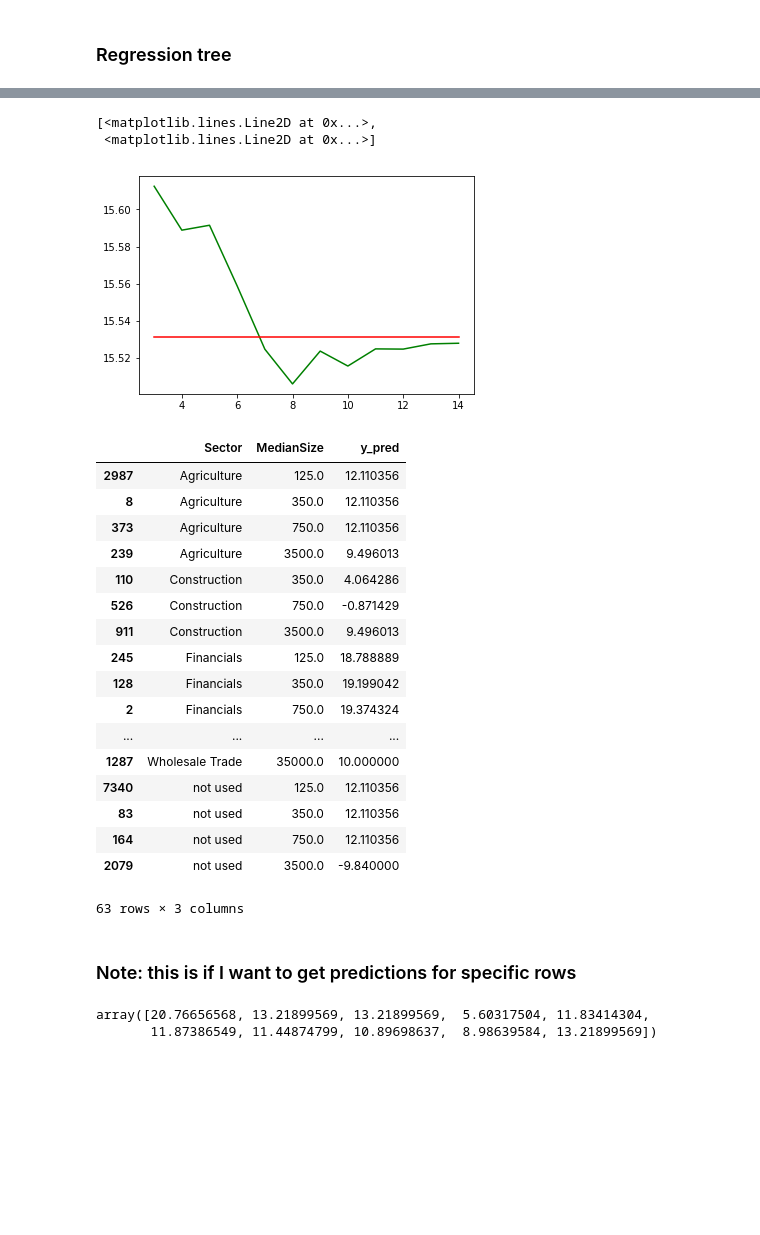
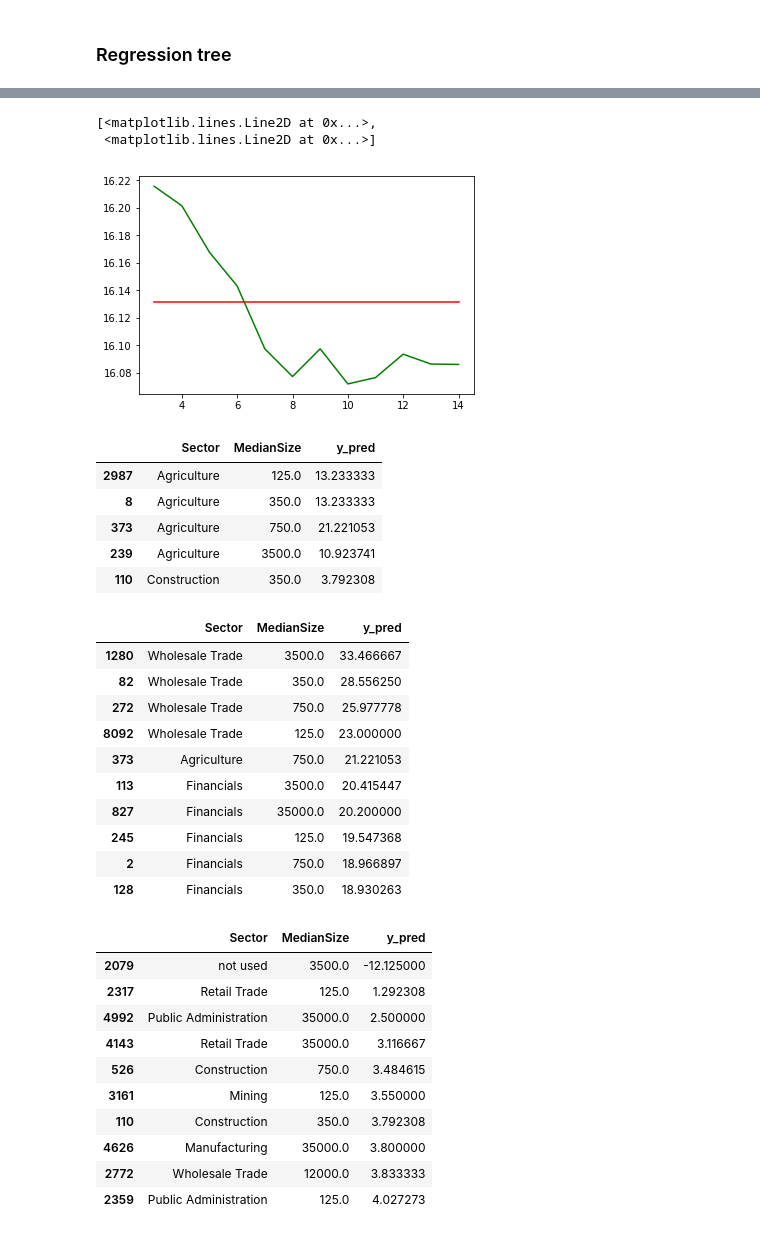
Before and after one commit to linavrgd/GA_Projects, a Jupyter notebook: Paygap_model_v1.ipynb, the cells around one changed output, grey strips where cells are left out. Cells and saved outputs as stored; diff of their text form; code cells hidden in the pictures; blank space fills up the shorter version.

```diff
--- a/Paygap_model_v1.ipynb
+++ b/Paygap_model_v1.ipynb
@@ -312,3 +310,0 @@ from sklearn.tree import DecisionTreeRegressor
-# %%
-regr = DecisionTreeRegressor(max_depth=3)
-regr.fit(X, y)
@@ -328,6 +317,0 @@ feature_cols = list(X)
-# %%
-X_validate, y_true = shape_dummy(X_test, y_test)
-
-
-y_pred = regr.predict(X_validate)
-y_pred_series = pd.Series(y_pred, index=y_true.index, name='y_pred')
@@ -400,50 +376,35 @@ plt.plot(depths, rmses,                         'g-',
 # %% [output]
 [<matplotlib.lines.Line2D at 0x...>,
  <matplotlib.lines.Line2D at 0x...>]
-[figure, old version]
+[figure, new version]
 # %%
+# Create dataframe with industries, company sizes & target values
+
+
 X_all = gap.drop(['HourlyDiff'], axis=1)
 y_all = gap['HourlyDiff']
 
 X_all, y_all = shape_dummy(X_all, y_all)
 
 y_all_pred = best_model.predict(X_all)
 y_all_series = pd.Series(y_all_pred, index=y_all.index, name='y_pred')
 
 uniq = X_all.join(y_all_series).drop_duplicates()
 
 dumies = (uniq
           .drop('MedianSize', axis = 1)
           .drop('y_pred', axis = 1))
 
 # https://stackoverflow.com/a/45622556
 sector = pd.Series(dumies.idxmax(axis=1), name='Sector')
 
 cols = ['Sector', 'MedianSize', 'y_pred']
-uniq[['MedianSize', 'y_pred']].join(sector)[cols].sort_values(['Sector', 'MedianSize'])
+df_results = uniq[['MedianSize', 'y_pred']].join(sector)[cols].sort_values(['Sector', 'MedianSize'])
+df_results.head()
 # %% [output]
 |  | Sector | MedianSize | y_pred |
-| 2987 | Agriculture | 125.0 | 12.110356 |
-| 8 | Agriculture | 350.0 | 12.110356 |
-| 373 | Agriculture | 750.0 | 12.110356 |
-| 239 | Agriculture | 3500.0 | 9.496013 |
-| 110 | Construction | 350.0 | 4.064286 |
-| 526 | Construction | 750.0 | -0.871429 |
-| 911 | Construction | 3500.0 | 9.496013 |
-| 245 | Financials | 125.0 | 18.788889 |
-| 128 | Financials | 350.0 | 19.199042 |
-| 2 | Financials | 750.0 | 19.374324 |
-| ... | ... | ... | ... |
-| 1287 | Wholesale Trade | 35000.0 | 10.000000 |
-| 7340 | not used | 125.0 | 12.110356 |
-| 83 | not used | 350.0 | 12.110356 |
-| 164 | not used | 750.0 | 12.110356 |
-| 2079 | not used | 3500.0 | -9.840000 |
+| 2987 | Agriculture | 125.0 | 13.233333 |
+| 8 | Agriculture | 350.0 | 13.233333 |
+| 373 | Agriculture | 750.0 | 21.221053 |
+| 239 | Agriculture | 3500.0 | 10.923741 |
+| 110 | Construction | 350.0 | 3.792308 |
-63 rows × 3 columns
-# %% [markdown]
-### Note: this is if I want to get predictions for specific rows
-# %%
-lm.predict(x_scaled[:10])
-# %% [output]
-array([20.76656568, 13.21899569, 13.21899569,  5.60317504, 11.83414304,
-       11.87386549, 11.44874799, 10.89698637,  8.98639584, 13.21899569])
@@ -449,0 +413,28 @@ array([20.76656568, 13.21899569, 13.21899569,  5.60317504, 11.83414304,
+# %%
+df_results.nlargest(10, 'y_pred')
+# %% [output]
+|  | Sector | MedianSize | y_pred |
+| 1280 | Wholesale Trade | 3500.0 | 33.466667 |
+| 82 | Wholesale Trade | 350.0 | 28.556250 |
+| 272 | Wholesale Trade | 750.0 | 25.977778 |
+| 8092 | Wholesale Trade | 125.0 | 23.000000 |
+| 373 | Agriculture | 750.0 | 21.221053 |
+| 113 | Financials | 3500.0 | 20.415447 |
+| 827 | Financials | 35000.0 | 20.200000 |
+| 245 | Financials | 125.0 | 19.547368 |
+| 2 | Financials | 750.0 | 18.966897 |
+| 128 | Financials | 350.0 | 18.930263 |
+# %%
+df_results.nsmallest(10, 'y_pred')
+# %% [output]
+|  | Sector | MedianSize | y_pred |
+| 2079 | not used | 3500.0 | -12.125000 |
+| 2317 | Retail Trade | 125.0 | 1.292308 |
+| 4992 | Public Administration | 35000.0 | 2.500000 |
+| 4143 | Retail Trade | 35000.0 | 3.116667 |
+| 526 | Construction | 750.0 | 3.484615 |
+| 3161 | Mining | 125.0 | 3.550000 |
+| 110 | Construction | 350.0 | 3.792308 |
+| 4626 | Manufacturing | 35000.0 | 3.800000 |
+| 2772 | Wholesale Trade | 12000.0 | 3.833333 |
+| 2359 | Public Administration | 125.0 | 4.027273 |
```
Also changed, not shown: parts of 32 cells of this notebook.
